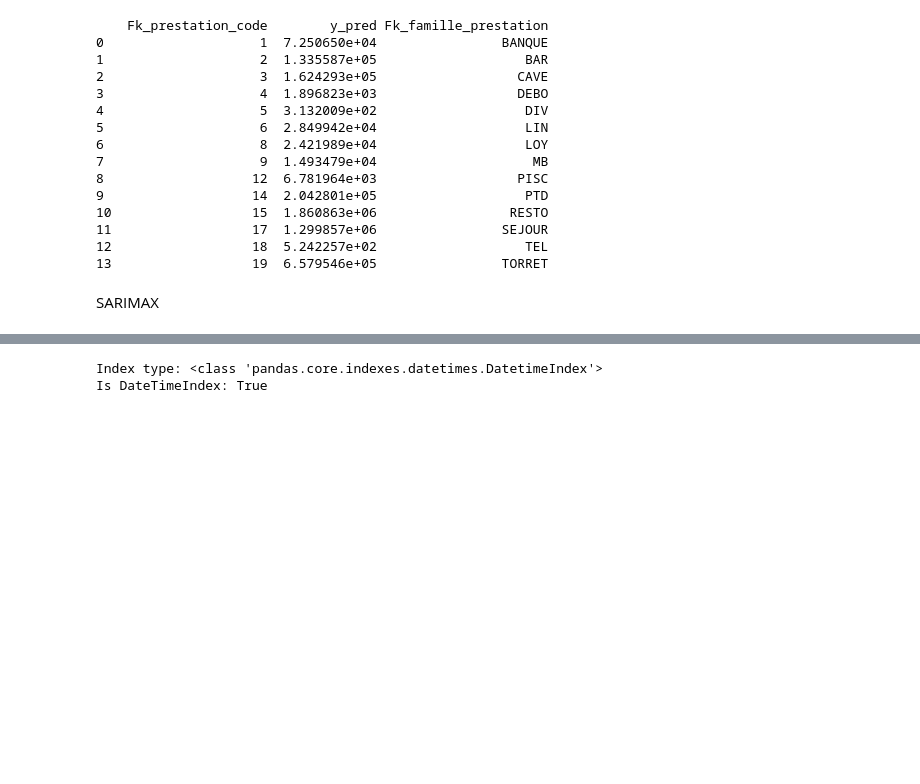
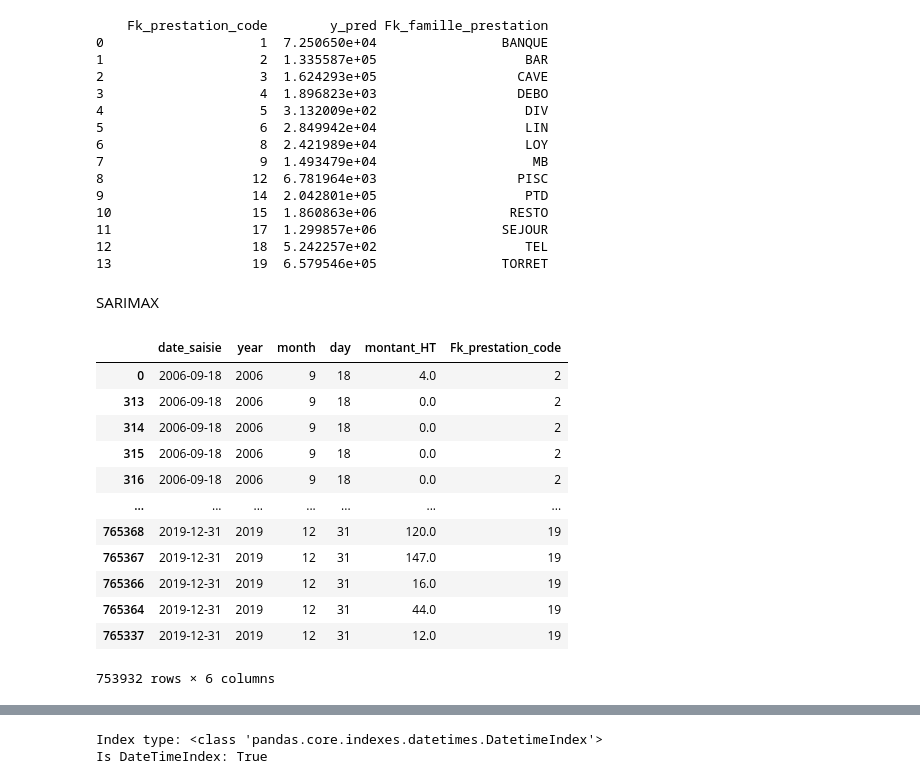
Before and after one commit to Adamderbel/AI, a Jupyter notebook: dataprep.ipynb, the cells around one changed output, grey strips where cells are left out. Saved outputs shown, nothing was run; the diff lists cells and outputs as text; code cells hidden in the pictures; blank space fills up the shorter version.

```diff
--- a/dataprep.ipynb
+++ b/dataprep.ipynb
@@ -278,3 +278,27 @@ print(Predfamilleprestation)
 Predfamilleprestation.to_csv('Predfamilleprestation.csv', index=False)
 # %% [markdown]
 SARIMAX
+# %%
+selected_columns = ['date_saisie', 'montant_HT','Fk_prestation_code']
+df1 = df.loc[:, selected_columns]
+df1['year'] = df['date_saisie'].dt.year.astype(int)
+df1['month'] = df['date_saisie'].dt.month.astype(int)
+df1['day'] = df['date_saisie'].dt.day.astype(int)
+selected_columns = ['date_saisie','year','month', 'day','montant_HT','Fk_prestation_code']
+df1 = df1.loc[:, selected_columns]
+# %%
+df1
+# %% [output]
+|  | date_saisie | year | month | day | montant_HT | Fk_prestation_code |
+| 0 | 2006-09-18 | 2006 | 9 | 18 | 4.0 | 2 |
+| 313 | 2006-09-18 | 2006 | 9 | 18 | 0.0 | 2 |
+| 314 | 2006-09-18 | 2006 | 9 | 18 | 0.0 | 2 |
+| 315 | 2006-09-18 | 2006 | 9 | 18 | 0.0 | 2 |
+| 316 | 2006-09-18 | 2006 | 9 | 18 | 0.0 | 2 |
+| ... | ... | ... | ... | ... | ... | ... |
+| 765368 | 2019-12-31 | 2019 | 12 | 31 | 120.0 | 19 |
+| 765367 | 2019-12-31 | 2019 | 12 | 31 | 147.0 | 19 |
+| 765366 | 2019-12-31 | 2019 | 12 | 31 | 16.0 | 19 |
+| 765364 | 2019-12-31 | 2019 | 12 | 31 | 44.0 | 19 |
+| 765337 | 2019-12-31 | 2019 | 12 | 31 | 12.0 | 19 |
+753932 rows × 6 columns
```
Also changed, not shown: parts of 19 cells of this notebook, 1 other file.
